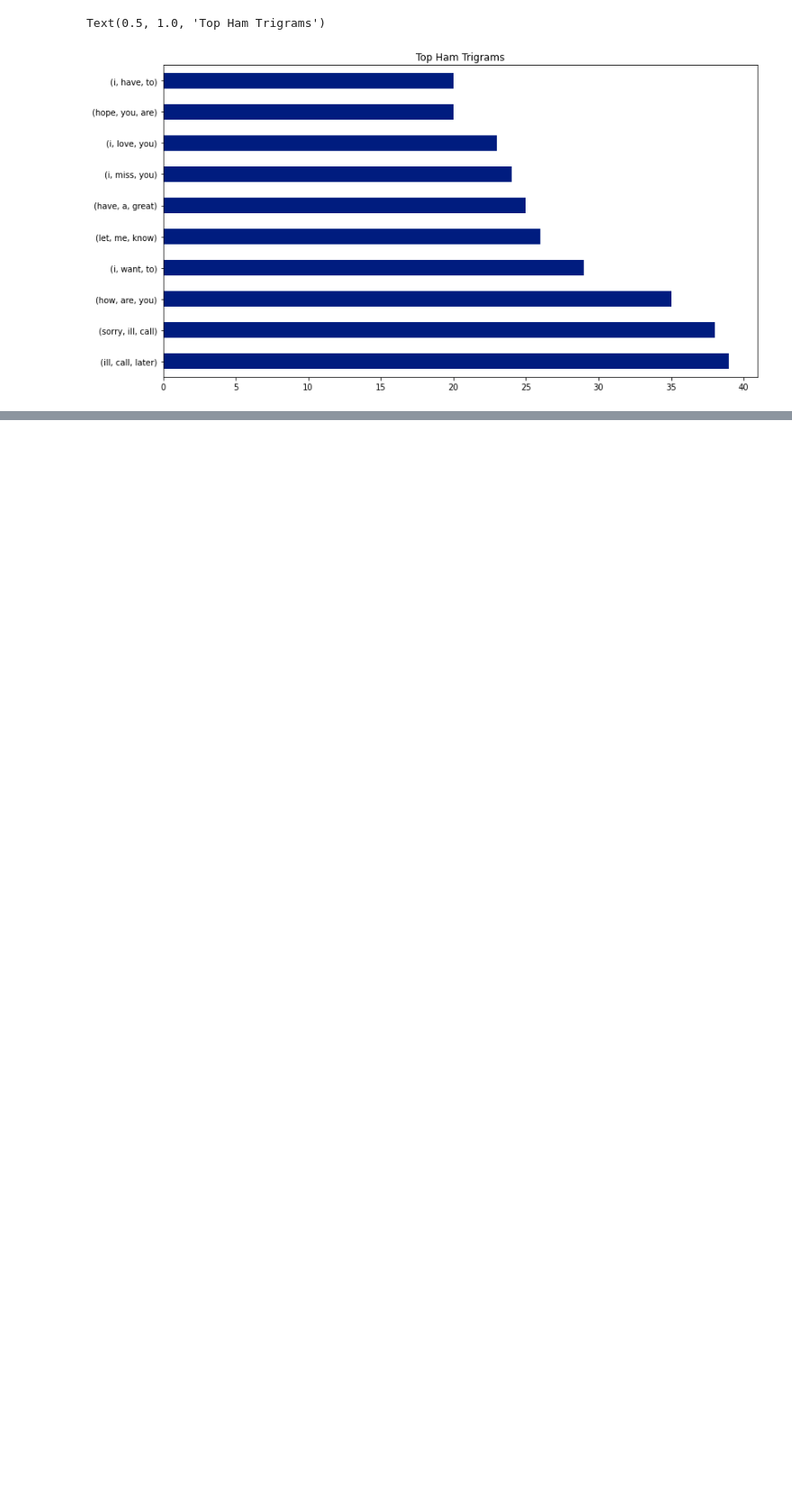
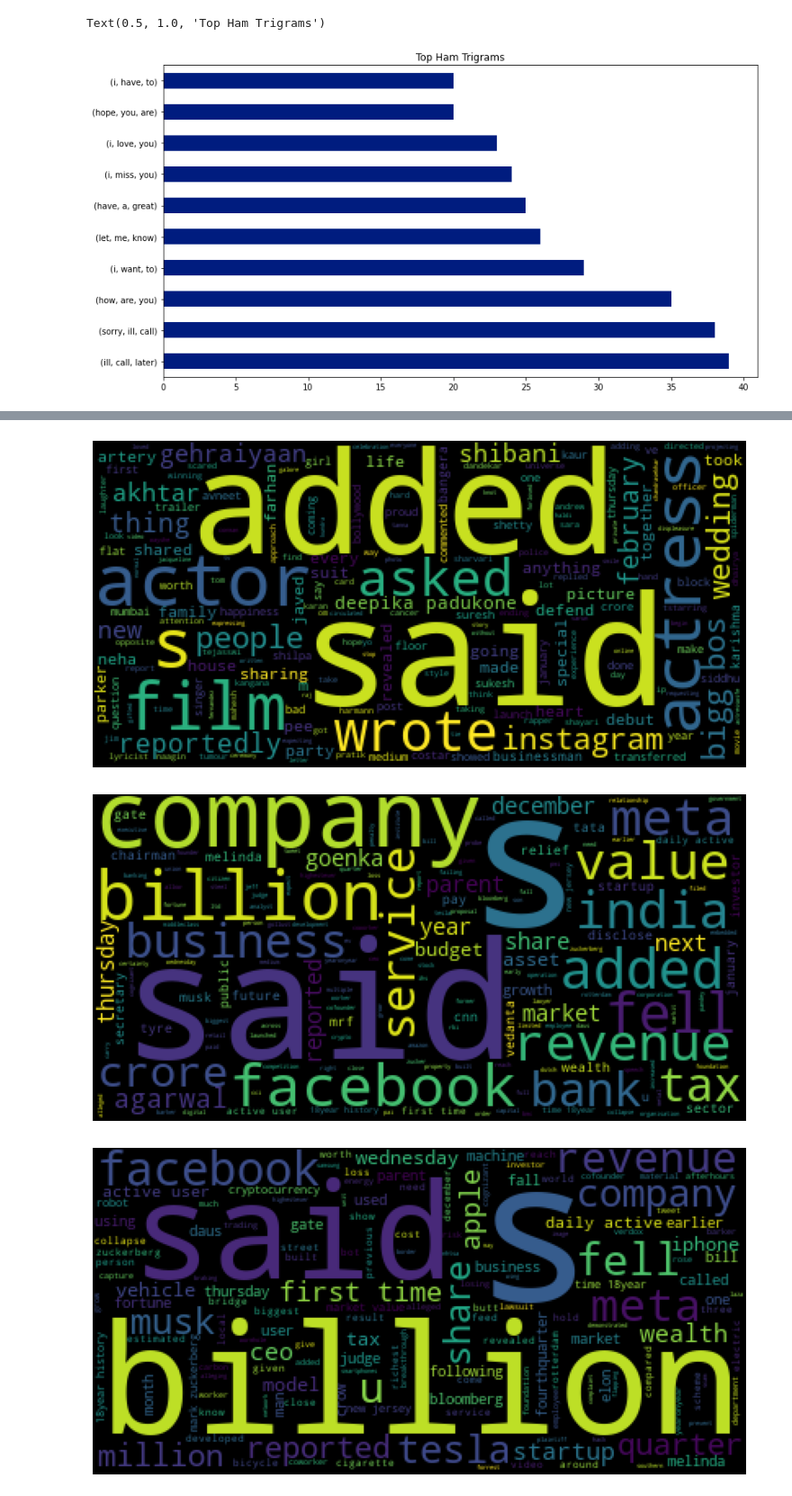
Before and after one commit to lainslie-18/natural-language-processing-exercises, a Jupyter notebook: explore.ipynb, the cells around one changed output, grey strips where cells are left out. Shown at 90% size. Cells and saved outputs as stored; diff of their text form; code cells hidden in the pictures; blank space fills up the shorter version.

```diff
--- a/explore.ipynb
+++ b/explore.ipynb
@@ -214,0 +452,19 @@ Text(0.5, 1.0, 'Top Ham Trigrams')
+# %%
+# create wordcloud function
+def create_wordcloud(str):
+    img = WordCloud(background_color='black').generate(str)
+    # display wordcloud image product
+    plt.imshow(img)
+    # set axis to off
+    plt.axis('off')
+    plt.show()
+# %%
+# use function to view wordclouds for all categories
+cats = [entertainment_words, business_words, technology_words, sports_words]
+
+for str in cats:
+    create_wordcloud(str)
+# %% [output]
+[figure, added]
+[figure, added]
+[figure, added]
```
Also changed, not shown: parts of 36 cells of this notebook, 2 other files.
